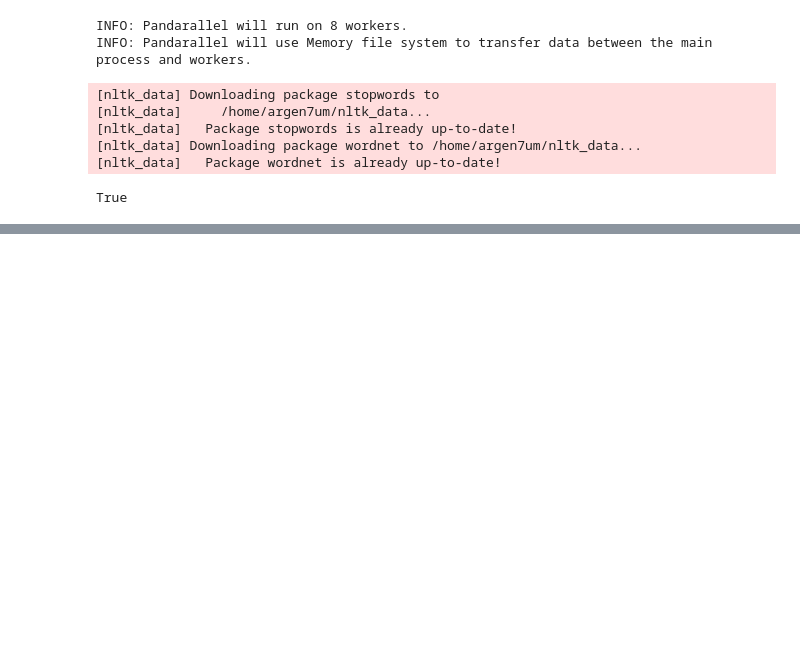
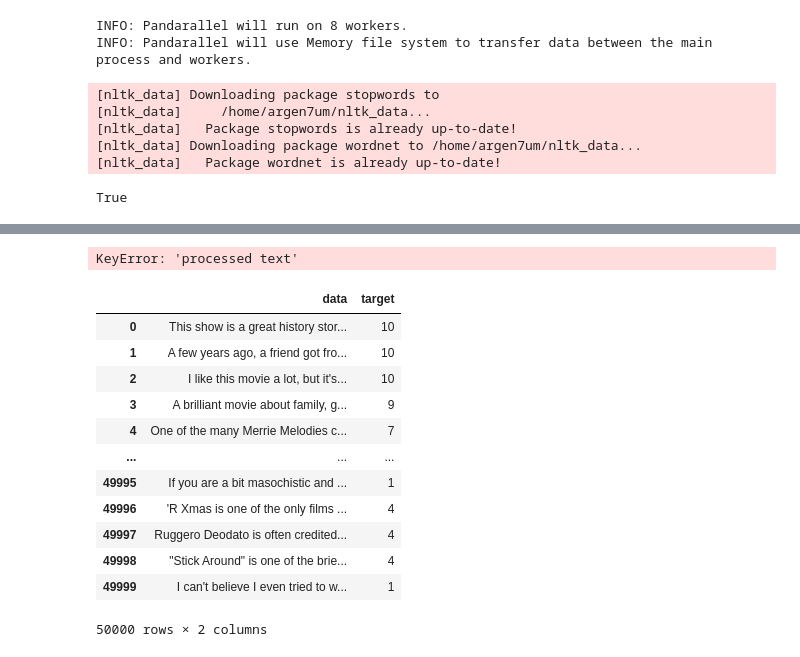
Before and after one commit to Argen7umCode/green_atom, a Jupyter notebook: notebooks/data_preprocess.ipynb, the cells around one changed output, grey strips where cells are left out. Cells and saved outputs as stored; diff of their text form; code cells hidden in the pictures; blank space fills up the shorter version.

```diff
--- a/notebooks/data_preprocess.ipynb
+++ b/notebooks/data_preprocess.ipynb
@@ -126,0 +121,4 @@ TypeError: expected string or bytes-like object
+# %%
+dataset['cleaned text'] = dataset['data'].parallel_apply(clean_regex)
+dataset['preprocessed text'] = dataset['cleaned text'].parallel_apply(preprocess_text)
+dataset['preprocessed text']
@@ -126,0 +142,20 @@ TypeError: expected string or bytes-like object
+# %%
+ngrams(dataset["processed text"])
+# %% [output]
+KeyError: 'processed text'
+# %%
+dataset
+# %% [output]
+|  | data | target |
+| 0 | This show is a great history stor... | 10 |
+| 1 | A few years ago, a friend got fro... | 10 |
+| 2 | I like this movie a lot, but it's... | 10 |
+| 3 | A brilliant movie about family, g... | 9 |
+| 4 | One of the many Merrie Melodies c... | 7 |
+| ... | ... | ... |
+| 49995 | If you are a bit masochistic and ... | 1 |
+| 49996 | 'R Xmas is one of the only films ... | 4 |
+| 49997 | Ruggero Deodato is often credited... | 4 |
+| 49998 | "Stick Around" is one of the brie... | 4 |
+| 49999 | I can't believe I even tried to w... | 1 |
+50000 rows × 2 columns
```
Also changed, not shown: parts of 8 cells of this notebook, 10 other files.
